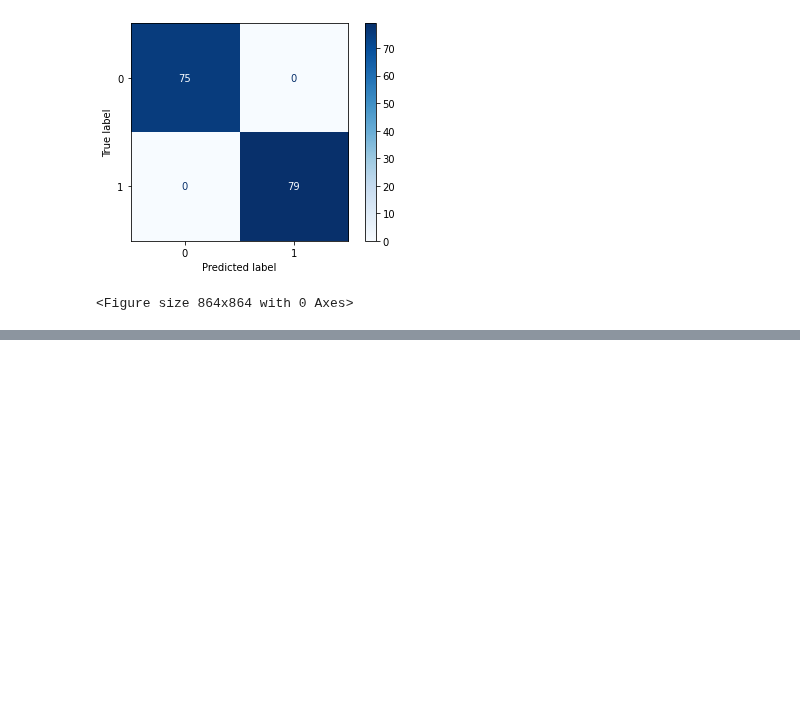
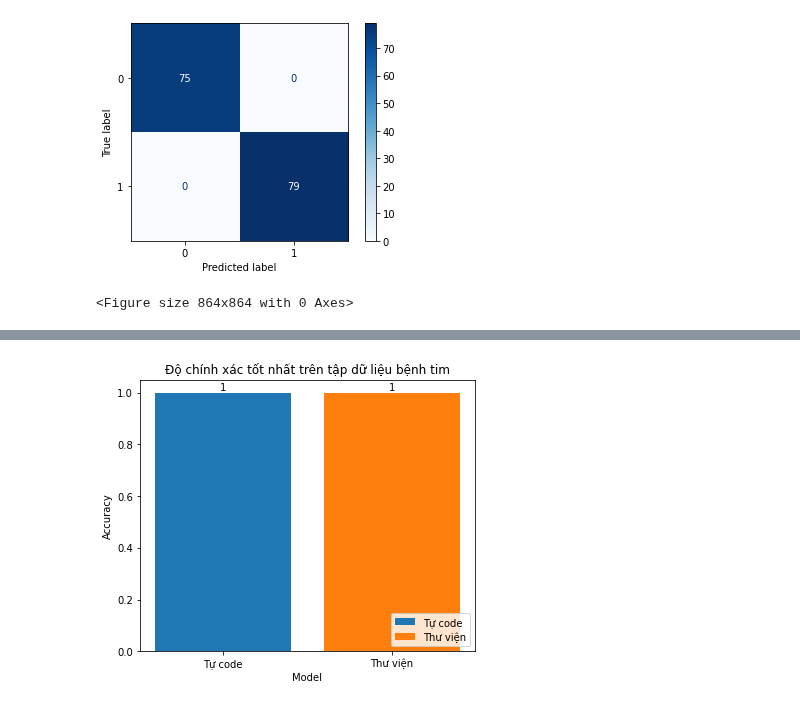
Before and after one commit to ddotu2612/BTL_MachineLearning, a Jupyter notebook: KNN_TuCode.ipynb, the cells around one changed output, grey strips where cells are left out. Drawn from its saved outputs; the diff is of its cells as text; code cells hidden in the pictures; blank space fills up the shorter version.

```diff
--- a/KNN_TuCode.ipynb
+++ b/KNN_TuCode.ipynb
@@ -240,3 +240,20 @@ weighted avg       0.88      0.88      0.88       154
+# %%
+fig = plt.figure(figsize = (6, 5))
+labels = ["Tự code", "Thư viện"]
+# creating the bar plot
+p1 = plt.bar(labels[0], max_accuracy[0])
+p2 = plt.bar(labels[1], max_accuracy[1])
+
+plt.xlabel("Model")
+plt.ylabel("Accuracy")
+plt.title("Độ chính xác tốt nhất trên tập dữ liệu bệnh tim")
+plt.bar_label(p1)
+plt.bar_label(p2)
+plt.xticks(np.arange(len(labels)), labels)
+plt.legend(labels, loc ="lower right")
+plt.show()
+# %% [output]
+[figure, added]
 # %%
 # from sklearn.metrics import precision_score, recall_score
 # recall_s = recall_score(y_test, knn.predict(X_test), average=None)
```
Also changed, not shown: parts of 1 cell of this notebook.
